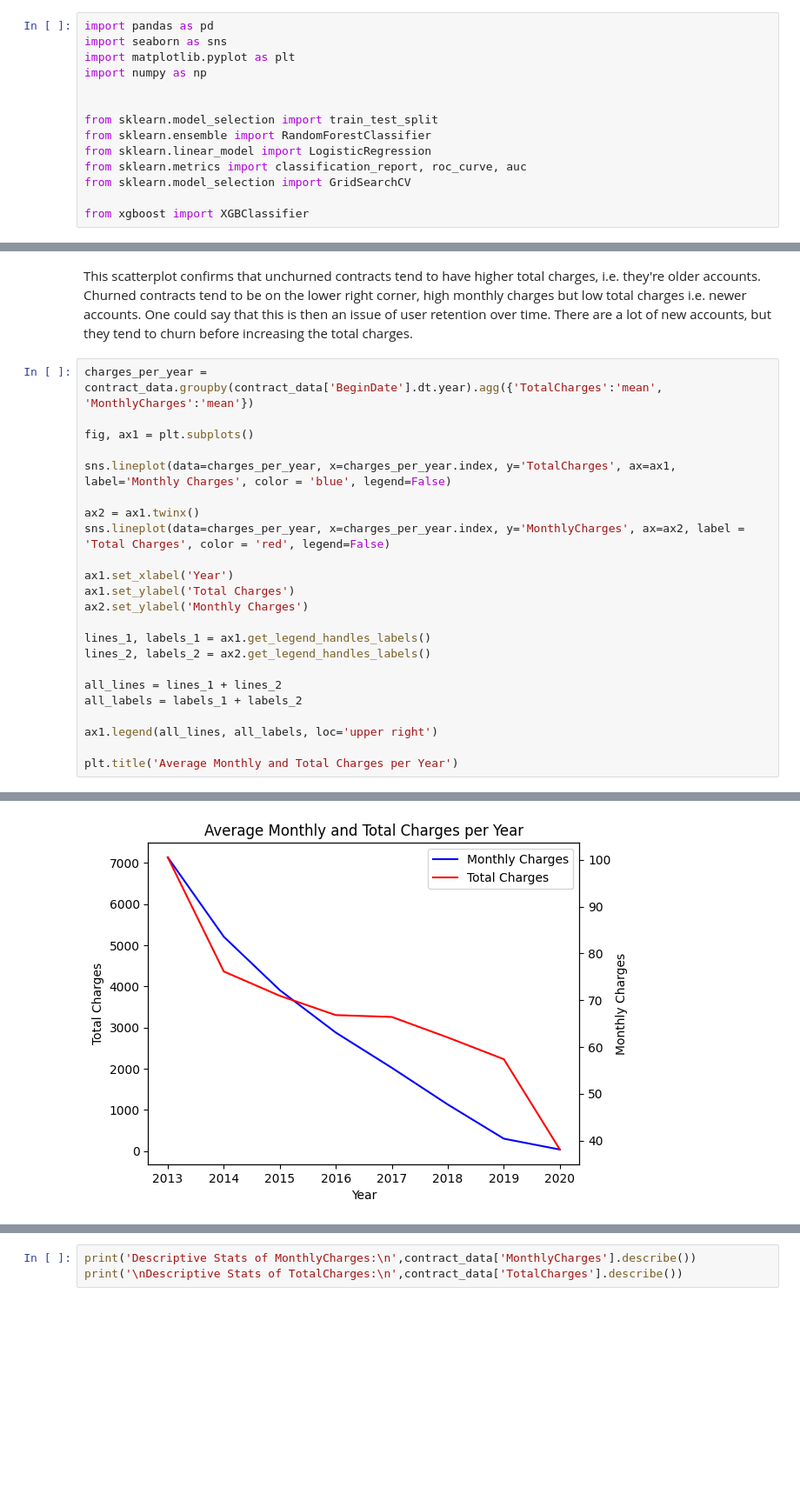
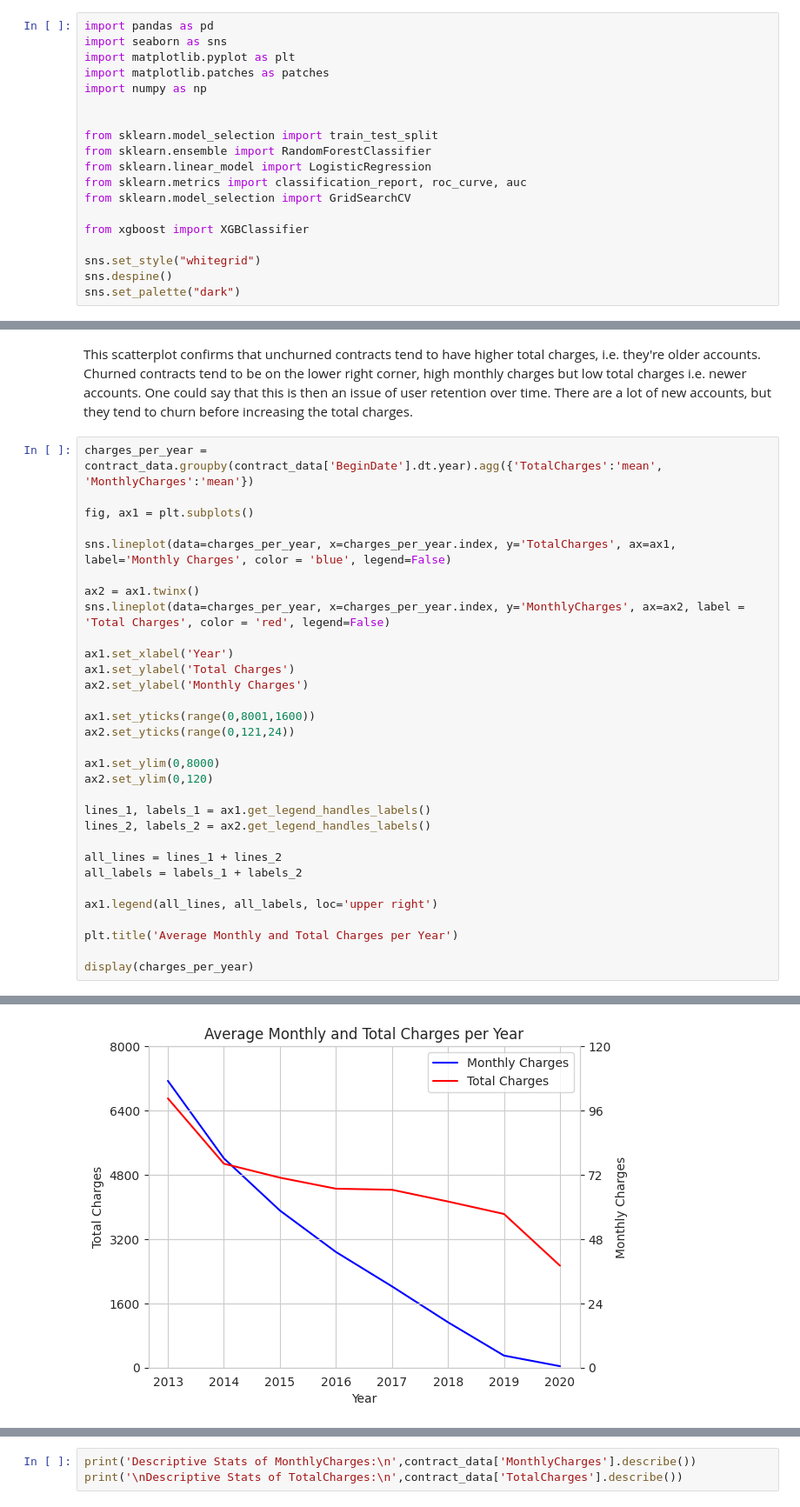
Before and after one commit to MrDonBromo/Telecom-Churn-Prediction, a Jupyter notebook: Final Project.ipynb, the cells around one changed output, grey strips where cells are left out. Shown at 87% size. Drawn from its saved outputs; the diff is of its cells as text; blank space fills up the shorter version.

```diff
--- a/Final Project.ipynb
+++ b/Final Project.ipynb
@@ -63,6 +63,7 @@ Let's do a bit of exploratory data analysis to get familiar with the structure o
 import pandas as pd
 import seaborn as sns
 import matplotlib.pyplot as plt
+import matplotlib.patches as patches
 import numpy as np
 
 
@@ -73,3 +74,7 @@ from sklearn.metrics import classification_report, roc_curve, auc
 from sklearn.model_selection import GridSearchCV
 
 from xgboost import XGBClassifier
+
+sns.set_style("whitegrid")
+sns.despine()
+sns.set_palette("dark")
@@ -559,6 +579,12 @@ ax1.set_xlabel('Year')
 ax1.set_ylabel('Total Charges')
 ax2.set_ylabel('Monthly Charges')
 
+ax1.set_yticks(range(0,8001,1600))
+ax2.set_yticks(range(0,121,24))
+
+ax1.set_ylim(0,8000)
+ax2.set_ylim(0,120)
+
 lines_1, labels_1 = ax1.get_legend_handles_labels()
 lines_2, labels_2 = ax2.get_legend_handles_labels()
 
@@ -568,4 +594,6 @@ all_labels = labels_1 + labels_2
 ax1.legend(all_lines, all_labels, loc='upper right')
 
 plt.title('Average Monthly and Total Charges per Year')
+
+display(charges_per_year)
 # %% [output]
@@ -573,3 +610,3 @@ Text(0.5, 1.0, 'Average Monthly and Total Charges per Year')
-[figure, old version]
+[figure, new version]
 # %% [markdown]
 Both the monthly and the total charges are decreasing. This info, mixed with the churned and new contracts per year gives us a more complete view of the status of the company. More contracts are being churned than ever before, most accounts are new with high monthly charges, but they churn rapidly. The company is not being able to keep clients for long. Also, the average monthly spending is decreasing.
```
Also changed, not shown: parts of 17 cells of this notebook.
